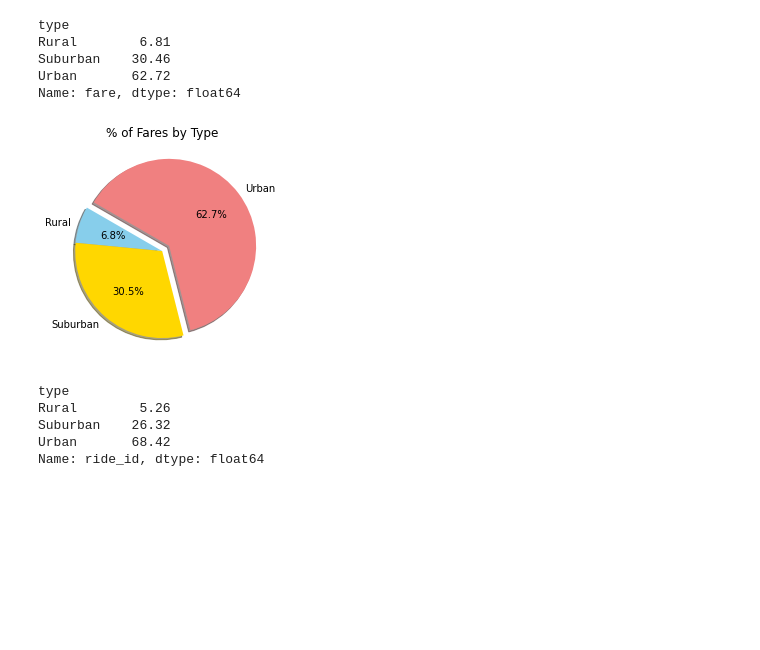
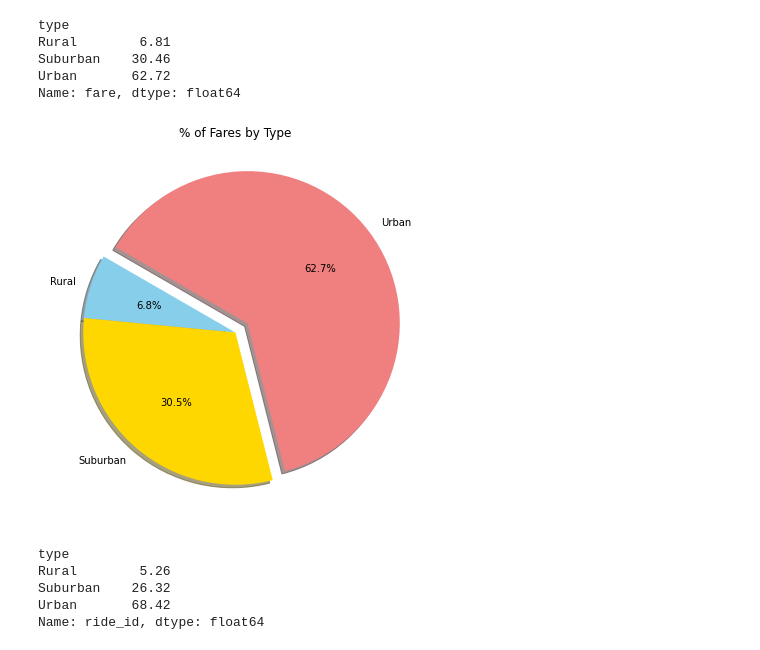
Before and after one commit to lopez-Luis89/PyBer_Analysis, a Jupyter notebook: Pyber1.ipynb, the cells around one changed output. Saved outputs shown, nothing was run; the diff lists cells and outputs as text; code cells hidden in the pictures; blank space fills up the shorter version.

```diff
--- a/Pyber1.ipynb
+++ b/Pyber1.ipynb
@@ -468,15 +468,16 @@ Urban       62.72
 Name: fare, dtype: float64
 # %%
 name = ['Rural', 'Suburban', 'Urban']
+plt.subplots(figsize =(17,7))
 plt.pie(percentages_fares, labels =  name,
         colors = ['skyblue', 'gold', 'lightcoral']
         ,autopct = '%1.1f%%', startangle = 150,
         shadow = True,explode = [0,0,.1])
 plt.title('% of Fares by Type')
 plt.savefig('Piechartfares.png')
 plt.show()
 # %% [output]
-[figure, old version]
+[figure, new version]
 # %%
 rides_by_city = city_ride_data_df.groupby(['type']).count()['ride_id']
 total_rides = city_ride_data_df['ride_id'].count()
```
Also changed, not shown: parts of 4 cells of this notebook, 1 other file.
